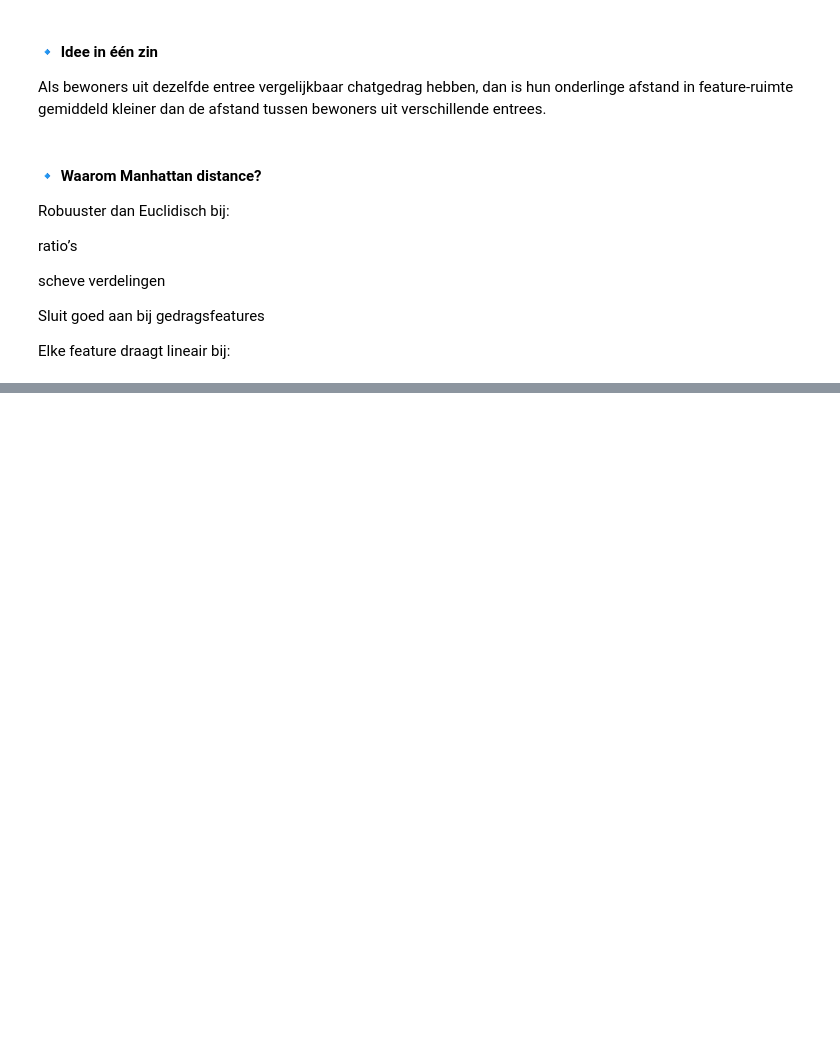
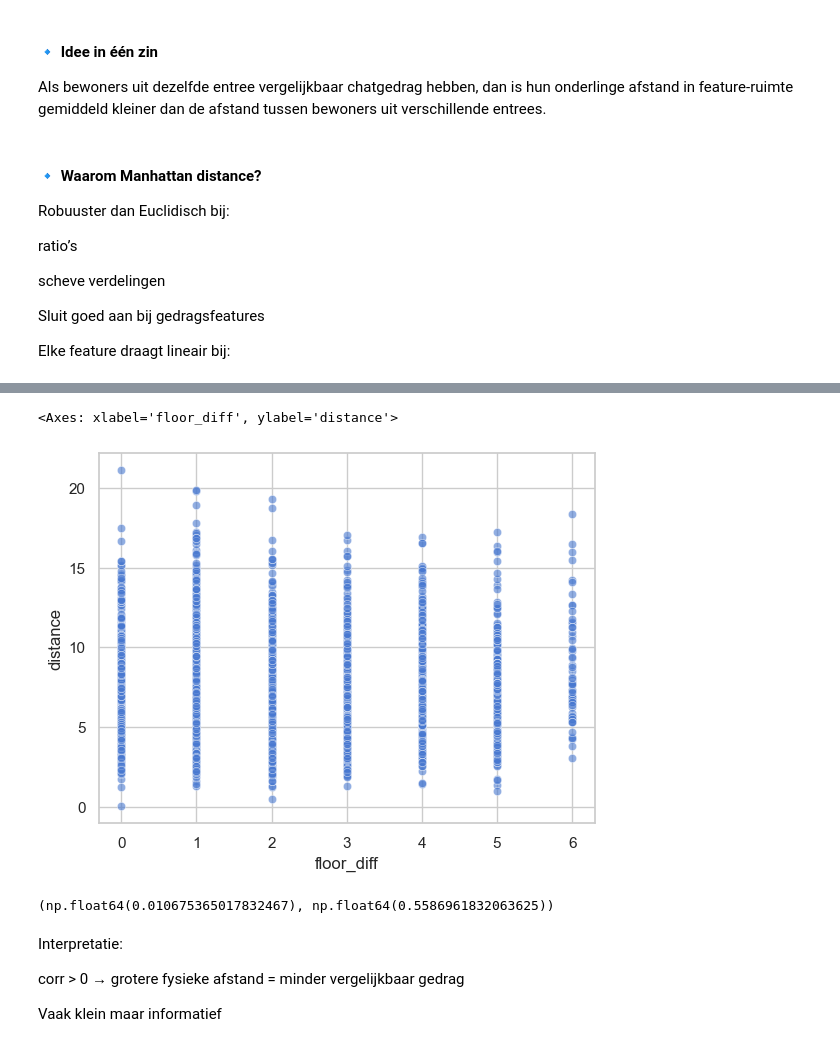
Before and after one commit to lcleofa/HU-DAV, a Jupyter notebook: notebooks/06.2R-Gino1-Final-dimension_reduction.ipynb, the cells around one changed output, grey strips where cells are left out. Saved outputs shown, nothing was run; the diff lists cells and outputs as text; code cells hidden in the pictures; blank space fills up the shorter version.

```diff
--- a/notebooks/06.2R-Gino1-Final-dimension_reduction.ipynb
+++ b/notebooks/06.2R-Gino1-Final-dimension_reduction.ipynb
@@ -306,0 +555,29 @@ Elke feature draagt lineair bij:
+# %%
+# 8.1 Scatter + trend
+sns.scatterplot(
+    data=floor_dist_df,
+    x="floor_diff",
+    y="distance",
+    alpha=0.6
+)
+# %% [output]
+<Axes: xlabel='floor_diff', ylabel='distance'>
+[figure, added]
+# %%
+# 8.2 Correlatie (Spearman)
+from scipy.stats import spearmanr
+
+corr, p = spearmanr(
+    floor_dist_df["floor_diff"],
+    floor_dist_df["distance"]
+)
+
+corr, p
+# %% [output]
+(np.float64(0.010675365017832467), np.float64(0.5586961832063625))
+# %% [markdown]
+Interpretatie:
+
+corr > 0 → grotere fysieke afstand = minder vergelijkbaar gedrag
+
+Vaak klein maar informatief
```
Also changed, not shown: parts of 35 cells of this notebook, 1 other file.
